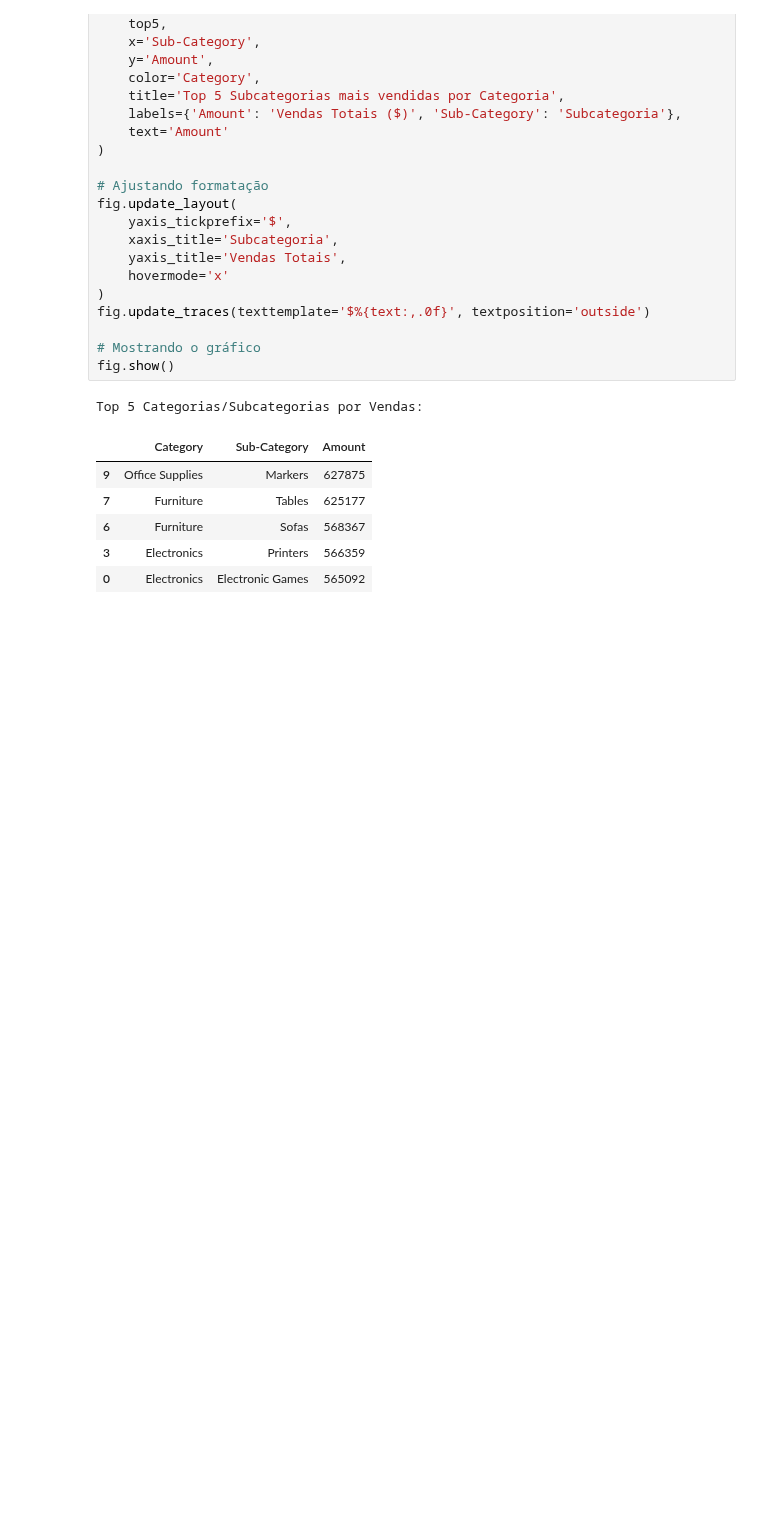
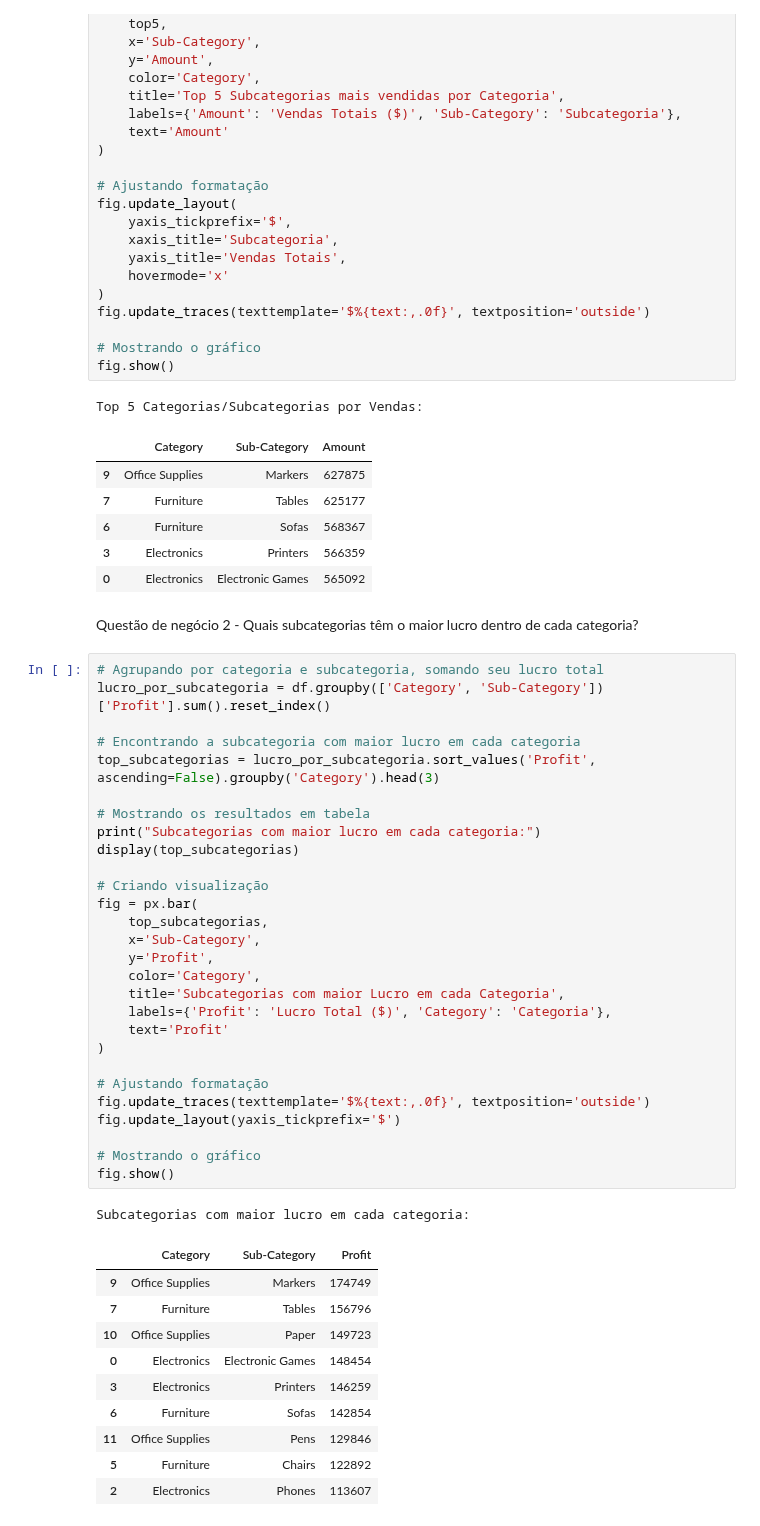
Before and after one commit to marcellsa/pucrs-trabalhos-academicos, a Jupyter notebook: 2025.2-visualizacao-de-dados/projeto-visualizacao-dados/notebooks/2_business_questions.ipynb, the cells around one changed output. Saved outputs shown, nothing was run; the diff lists cells and outputs as text; blank space fills up the shorter version.

```diff
--- a/2025.2-visualizacao-de-dados/projeto-visualizacao-dados/notebooks/2_business_questions.ipynb
+++ b/2025.2-visualizacao-de-dados/projeto-visualizacao-dados/notebooks/2_business_questions.ipynb
@@ -52,3 +52,45 @@ Top 5 Categorias/Subcategorias por Vendas:
 | 6 | Furniture | Sofas | 568367 |
 | 3 | Electronics | Printers | 566359 |
 | 0 | Electronics | Electronic Games | 565092 |
+# %% [markdown]
+Questão de negócio 2 - Quais subcategorias têm o maior lucro dentro de cada categoria?
+# %%
+# Agrupando por categoria e subcategoria, somando seu lucro total
+lucro_por_subcategoria = df.groupby(['Category', 'Sub-Category'])['Profit'].sum().reset_index()
+
+# Encontrando a subcategoria com maior lucro em cada categoria
+top_subcategorias = lucro_por_subcategoria.sort_values('Profit', ascending=False).groupby('Category').head(3)
+
+# Mostrando os resultados em tabela
+print("Subcategorias com maior lucro em cada categoria:")
+display(top_subcategorias)
+
+# Criando visualização
+fig = px.bar(
+    top_subcategorias,
+    x='Sub-Category',
+    y='Profit',
+    color='Category',
+    title='Subcategorias com maior Lucro em cada Categoria',
+    labels={'Profit': 'Lucro Total ($)', 'Category': 'Categoria'},
+    text='Profit'
+)
+
+# Ajustando formatação
+fig.update_traces(texttemplate='$%{text:,.0f}', textposition='outside')
+fig.update_layout(yaxis_tickprefix='$')
+
+# Mostrando o gráfico
+fig.show()
+# %% [output]
+Subcategorias com maior lucro em cada categoria:
+|  | Category | Sub-Category | Profit |
+| 9 | Office Supplies | Markers | 174749 |
+| 7 | Furniture | Tables | 156796 |
+| 10 | Office Supplies | Paper | 149723 |
+| 0 | Electronics | Electronic Games | 148454 |
+| 3 | Electronics | Printers | 146259 |
+| 6 | Furniture | Sofas | 142854 |
+| 11 | Office Supplies | Pens | 129846 |
+| 5 | Furniture | Chairs | 122892 |
+| 2 | Electronics | Phones | 113607 |
```
Also changed, not shown: parts of 2 cells of this notebook.
